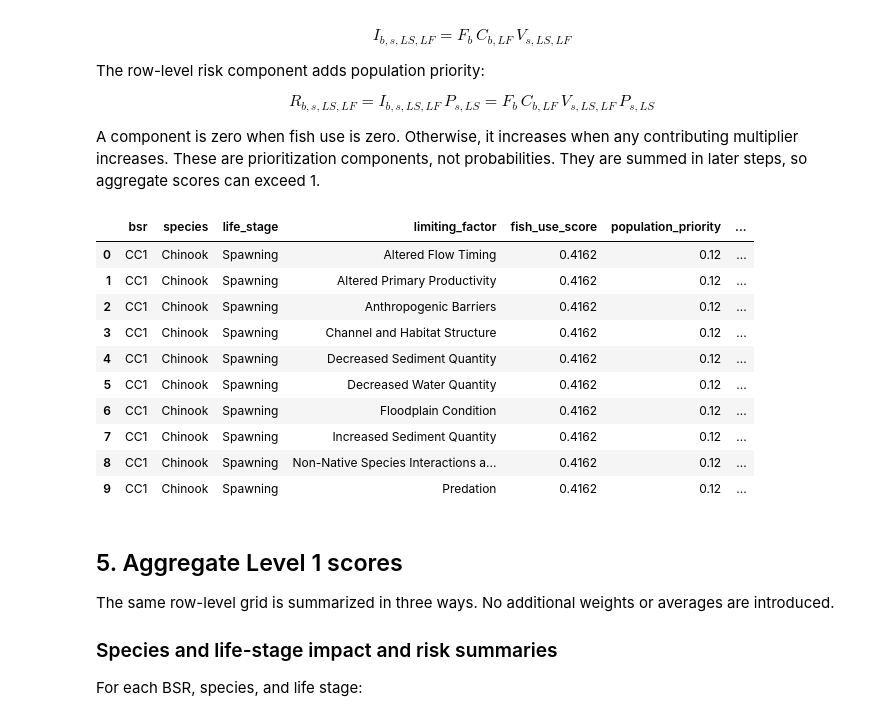
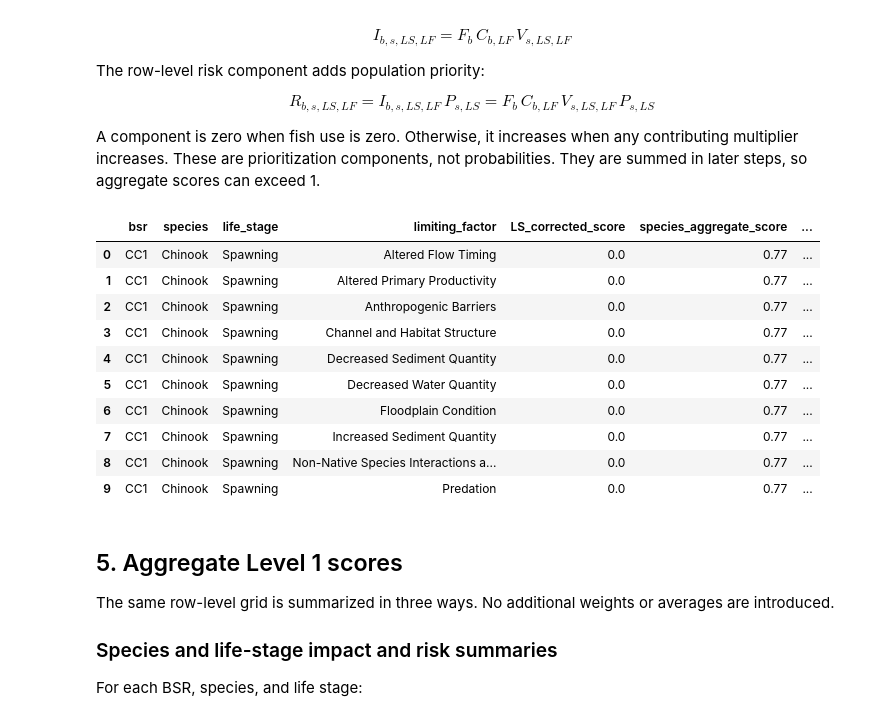
Before and after one commit to atdunwoody/atlas_lvl1-2_scoring_webapp, a Jupyter notebook: archive/atlas_integrated_scoring.ipynb, the cells around one changed output. Drawn from its saved outputs; the diff is of its cells as text; code cells hidden in the pictures.

```diff
--- a/archive/atlas_integrated_scoring.ipynb
+++ b/archive/atlas_integrated_scoring.ipynb
@@ -57,7 +57,8 @@ INPUT_STEMS = {
 }
 FISH_USE_COLUMNS = [
     "bsr", "basin", "bsr_crosswalk_status",
-    "species", "life_stage", "fish_use_score_decimal",
+    "species", "life_stage", "LS_corrected_score",
+    "species_aggregate_score", "fish_use_score_decimal",
 ]
 BSR_INPUT_FILE = "bsr.gpkg"
 BSR_OUTPUT_FILE = "bsr_scores.gpkg"
@@ -424,44 +431,45 @@ calculation_grid = (
             ]
         ],
         on=["bsr", "limiting_factor"],
         how="left",
         validate="many_to_one",
     )
 )
 
 calculation_grid["impact_component"] = (
     calculation_grid["fish_use_score"]
     * calculation_grid["condition_score"]
     * calculation_grid["vulnerability_score"]
 )
 calculation_grid["risk_component"] = (
     calculation_grid["impact_component"]
     * calculation_grid["population_priority"]
 )
 
 display(
     calculation_grid[
         [
             "bsr", "species", "life_stage", "limiting_factor",
+            "LS_corrected_score", "species_aggregate_score",
             "fish_use_score", "population_priority",
             "condition_score_raw_1_5", "condition_score",
             "vulnerability_rank_min", "vulnerability_rank_max",
             "vulnerability_score", "impact_component", "risk_component",
         ]
     ].head(10)
 )
 # %% [output]
-|  | bsr | species | life_stage | limiting_factor | fish_use_score | population_priority | ... |
-| 0 | CC1 | Chinook | Spawning | Altered Flow Timing | 0.4162 | 0.12 | ... |
-| 1 | CC1 | Chinook | Spawning | Altered Primary Productivity | 0.4162 | 0.12 | ... |
-| 2 | CC1 | Chinook | Spawning | Anthropogenic Barriers | 0.4162 | 0.12 | ... |
-| 3 | CC1 | Chinook | Spawning | Channel and Habitat Structure | 0.4162 | 0.12 | ... |
-| 4 | CC1 | Chinook | Spawning | Decreased Sediment Quantity | 0.4162 | 0.12 | ... |
-| 5 | CC1 | Chinook | Spawning | Decreased Water Quantity | 0.4162 | 0.12 | ... |
-| 6 | CC1 | Chinook | Spawning | Floodplain Condition | 0.4162 | 0.12 | ... |
-| 7 | CC1 | Chinook | Spawning | Increased Sediment Quantity | 0.4162 | 0.12 | ... |
-| 8 | CC1 | Chinook | Spawning | Non-Native Species Interactions a... | 0.4162 | 0.12 | ... |
-| 9 | CC1 | Chinook | Spawning | Predation | 0.4162 | 0.12 | ... |
+|  | bsr | species | life_stage | limiting_factor | LS_corrected_score | species_aggregate_score | ... |
+| 0 | CC1 | Chinook | Spawning | Altered Flow Timing | 0.0 | 0.77 | ... |
+| 1 | CC1 | Chinook | Spawning | Altered Primary Productivity | 0.0 | 0.77 | ... |
+| 2 | CC1 | Chinook | Spawning | Anthropogenic Barriers | 0.0 | 0.77 | ... |
+| 3 | CC1 | Chinook | Spawning | Channel and Habitat Structure | 0.0 | 0.77 | ... |
+| 4 | CC1 | Chinook | Spawning | Decreased Sediment Quantity | 0.0 | 0.77 | ... |
+| 5 | CC1 | Chinook | Spawning | Decreased Water Quantity | 0.0 | 0.77 | ... |
+| 6 | CC1 | Chinook | Spawning | Floodplain Condition | 0.0 | 0.77 | ... |
+| 7 | CC1 | Chinook | Spawning | Increased Sediment Quantity | 0.0 | 0.77 | ... |
+| 8 | CC1 | Chinook | Spawning | Non-Native Species Interactions a... | 0.0 | 0.77 | ... |
+| 9 | CC1 | Chinook | Spawning | Predation | 0.0 | 0.77 | ... |
 # %% [markdown]
 ## 5. Aggregate Level 1 scores
 
```
Also changed, not shown: parts of 8 cells of this notebook, 10 other files.
